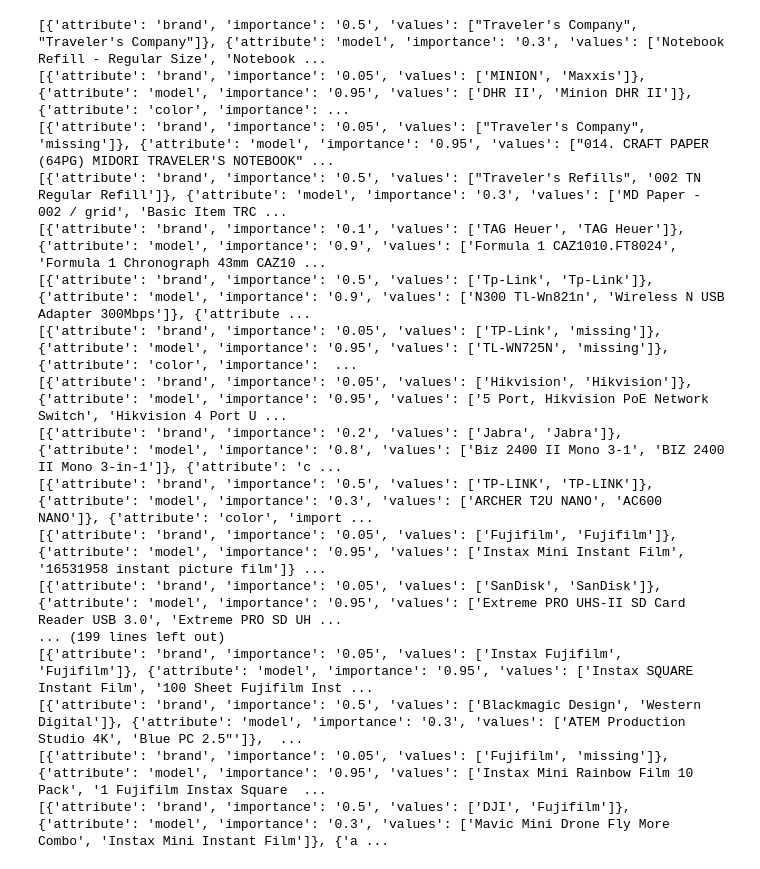
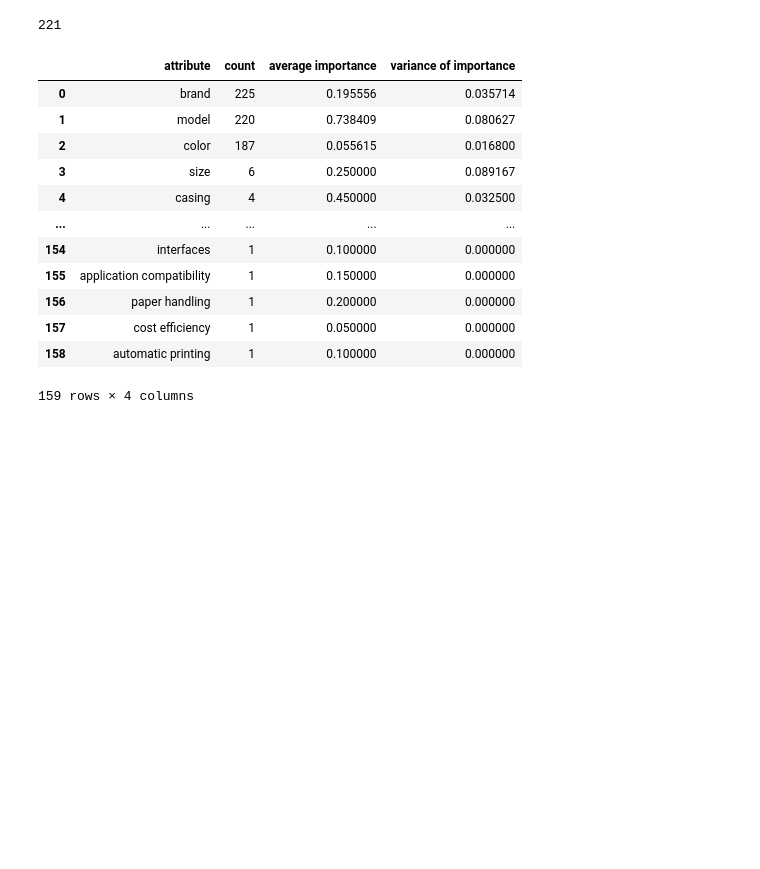
Before and after one commit to paulburkhardt/Entity-Matching-With-LLMs, a Jupyter notebook: notebooks/load_structured_explanation.ipynb, the cells around one changed output. Saved outputs shown, nothing was run; the diff lists cells and outputs as text; code cells hidden in the pictures; blank space fills up the shorter version.

```diff
--- a/notebooks/load_structured_explanation.ipynb
+++ b/notebooks/load_structured_explanation.ipynb
@@ -90,22 +75,58 @@ Expecting ',' delimiter: line 4 column 102 (char 176)
 fixed:182
-# %%
-for item in list:
-    print(item)
-# %% [output]
-[{'attribute': 'brand', 'importance': '0.5', 'values': ["Traveler's Company", "Traveler's Company"]}, {'attribute': 'model', 'importance': '0.3', 'values': ['Notebook Refill - Regular Size', 'Notebook ...
-[{'attribute': 'brand', 'importance': '0.05', 'values': ['MINION', 'Maxxis']}, {'attribute': 'model', 'importance': '0.95', 'values': ['DHR II', 'Minion DHR II']}, {'attribute': 'color', 'importance': ...
-[{'attribute': 'brand', 'importance': '0.05', 'values': ["Traveler's Company", 'missing']}, {'attribute': 'model', 'importance': '0.95', 'values': ["014. CRAFT PAPER (64PG) MIDORI TRAVELER'S NOTEBOOK" ...
-[{'attribute': 'brand', 'importance': '0.5', 'values': ["Traveler's Refills", '002 TN Regular Refill']}, {'attribute': 'model', 'importance': '0.3', 'values': ['MD Paper - 002 / grid', 'Basic Item TRC ...
-[{'attribute': 'brand', 'importance': '0.1', 'values': ['TAG Heuer', 'TAG Heuer']}, {'attribute': 'model', 'importance': '0.9', 'values': ['Formula 1 CAZ1010.FT8024', 'Formula 1 Chronograph 43mm CAZ10 ...
-[{'attribute': 'brand', 'importance': '0.5', 'values': ['Tp-Link', 'Tp-Link']}, {'attribute': 'model', 'importance': '0.9', 'values': ['N300 Tl-Wn821n', 'Wireless N USB Adapter 300Mbps']}, {'attribute ...
-[{'attribute': 'brand', 'importance': '0.05', 'values': ['TP-Link', 'missing']}, {'attribute': 'model', 'importance': '0.95', 'values': ['TL-WN725N', 'missing']}, {'attribute': 'color', 'importance':  ...
-[{'attribute': 'brand', 'importance': '0.05', 'values': ['Hikvision', 'Hikvision']}, {'attribute': 'model', 'importance': '0.95', 'values': ['5 Port, Hikvision PoE Network Switch', 'Hikvision 4 Port U ...
-[{'attribute': 'brand', 'importance': '0.2', 'values': ['Jabra', 'Jabra']}, {'attribute': 'model', 'importance': '0.8', 'values': ['Biz 2400 II Mono 3-1', 'BIZ 2400 II Mono 3-in-1']}, {'attribute': 'c ...
-[{'attribute': 'brand', 'importance': '0.5', 'values': ['TP-LINK', 'TP-LINK']}, {'attribute': 'model', 'importance': '0.3', 'values': ['ARCHER T2U NANO', 'AC600 NANO']}, {'attribute': 'color', 'import ...
-[{'attribute': 'brand', 'importance': '0.05', 'values': ['Fujifilm', 'Fujifilm']}, {'attribute': 'model', 'importance': '0.95', 'values': ['Instax Mini Instant Film', '16531958 instant picture film']} ...
-[{'attribute': 'brand', 'importance': '0.05', 'values': ['SanDisk', 'SanDisk']}, {'attribute': 'model', 'importance': '0.95', 'values': ['Extreme PRO UHS-II SD Card Reader USB 3.0', 'Extreme PRO SD UH ...
-... (199 lines left out)
-[{'attribute': 'brand', 'importance': '0.05', 'values': ['Instax Fujifilm', 'Fujifilm']}, {'attribute': 'model', 'importance': '0.95', 'values': ['Instax SQUARE Instant Film', '100 Sheet Fujifilm Inst ...
-[{'attribute': 'brand', 'importance': '0.5', 'values': ['Blackmagic Design', 'Western Digital']}, {'attribute': 'model', 'importance': '0.3', 'values': ['ATEM Production Studio 4K', 'Blue PC 2.5"']},  ...
-[{'attribute': 'brand', 'importance': '0.05', 'values': ['Fujifilm', 'missing']}, {'attribute': 'model', 'importance': '0.95', 'values': ['Instax Mini Rainbow Film 10 Pack', '1 Fujifilm Instax Square  ...
-[{'attribute': 'brand', 'importance': '0.5', 'values': ['DJI', 'Fujifilm']}, {'attribute': 'model', 'importance': '0.3', 'values': ['Mavic Mini Drone Fly More Combo', 'Instax Mini Instant Film']}, {'a ...
+# %%
+len(list)
+# %% [output]
+221
+# %%
+
+# Create empty dictionaries to store statistics
+attribute_counts = {}
+attribute_total_importance = {}
+attribute_importances = {}
+# Iterate through the list of JSONs
+for item in list:
+    for item2 in item:
+        attribute = item2['attribute']
+        importance = float(item2['importance'])
+        values = item2['values']
+
+        # Update the dictionaries
+        if attribute in attribute_counts:
+            attribute_counts[attribute] += 1
+            attribute_total_importance[attribute] += importance
+            attribute_importances[attribute].append(importance)
+        else:
+            attribute_counts[attribute] = 1
+            attribute_total_importance[attribute] = importance
+            attribute_importances[attribute] = [importance]
+
+# Calculate average and variance
+attribute_average_importance = {attribute: total_importance / attribute_counts[attribute] for attribute, total_importance in attribute_total_importance.items()}
+attribute_variance_importance = {attribute: np.var(importances) for attribute, importances in attribute_importances.items()}
+
+
+
+# Create a DataFrame from the calculated statistics
+attribute_stats = pd.DataFrame({
+    'attribute': attribute_counts.keys(),
+    'count': attribute_counts.values(),
+    'average importance': [attribute_average_importance[attr] for attr in attribute_counts.keys()],
+    'variance of importance': [attribute_variance_importance[attr] for attr in attribute_counts.keys()]
+})
+
+# Display the resulting table
+attribute_stats
+# %% [output]
+|  | attribute | count | average importance | variance of importance |
+| 0 | brand | 225 | 0.195556 | 0.035714 |
+| 1 | model | 220 | 0.738409 | 0.080627 |
+| 2 | color | 187 | 0.055615 | 0.016800 |
+| 3 | size | 6 | 0.250000 | 0.089167 |
+| 4 | casing | 4 | 0.450000 | 0.032500 |
+| ... | ... | ... | ... | ... |
+| 154 | interfaces | 1 | 0.100000 | 0.000000 |
+| 155 | application compatibility | 1 | 0.150000 | 0.000000 |
+| 156 | paper handling | 1 | 0.200000 | 0.000000 |
+| 157 | cost efficiency | 1 | 0.050000 | 0.000000 |
+| 158 | automatic printing | 1 | 0.100000 | 0.000000 |
+159 rows × 4 columns
```
Also changed, not shown: parts of 3 cells of this notebook, 13 other files.
